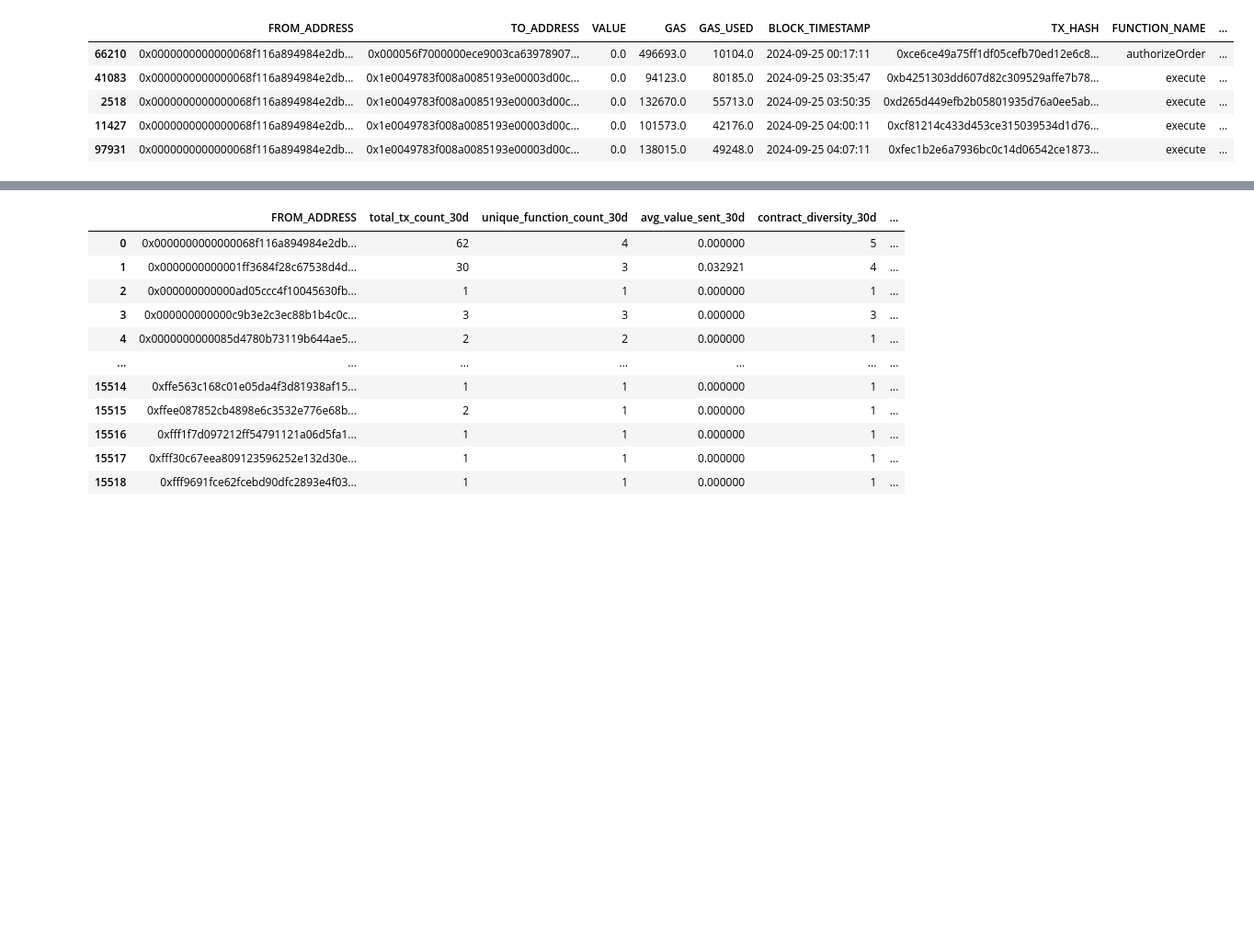
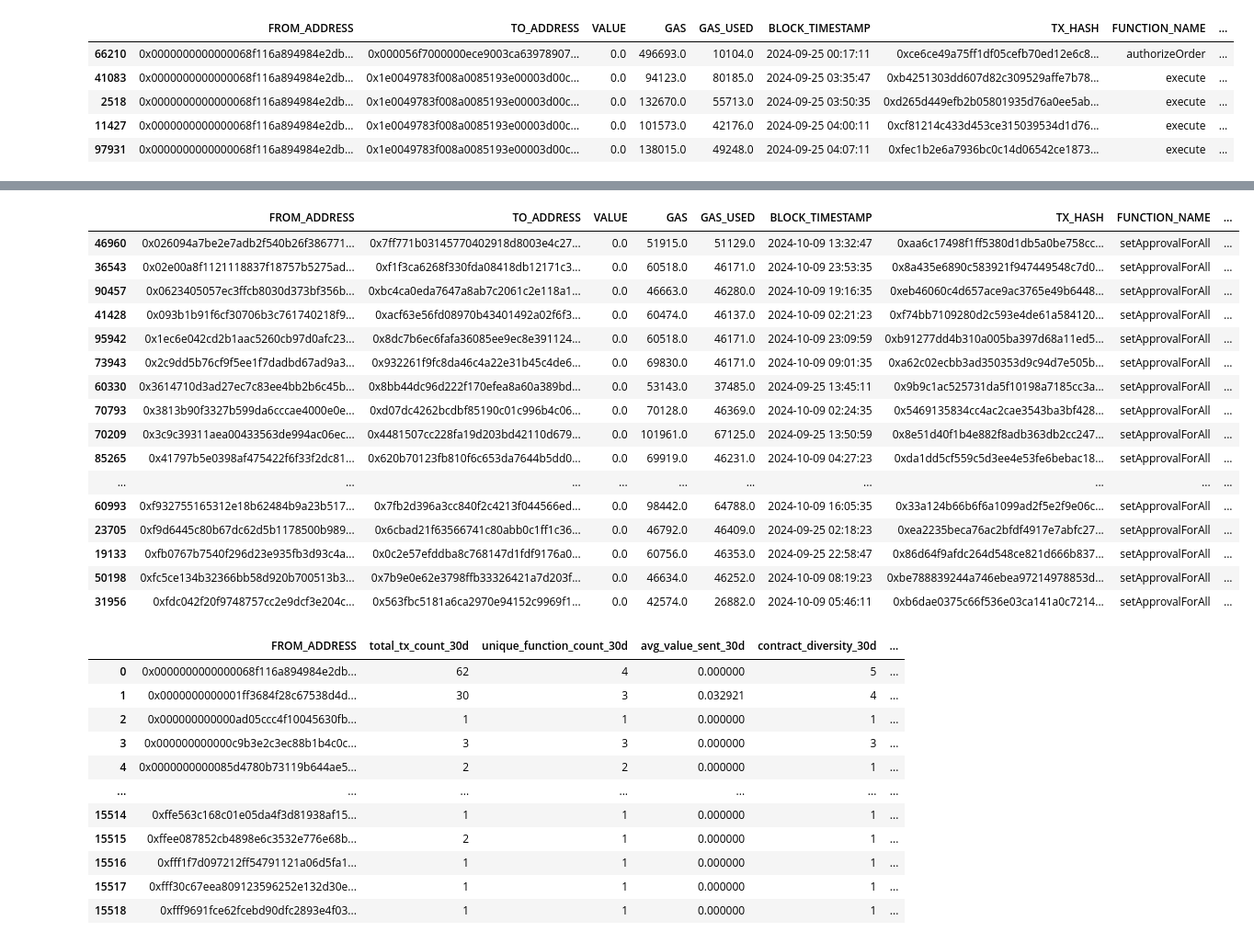
Before and after one commit to bellatrix-ds/ml-in-crypto, a Jupyter notebook: 03_Smart_Contract_Usage_Clustering/Smart_Contract_Clustering.ipynb, the cells around one changed output, grey strips where cells are left out. Shown at 92% size. Saved outputs shown, nothing was run; the diff lists cells and outputs as text; code cells hidden in the pictures; blank space fills up the shorter version.

```diff
--- a/03_Smart_Contract_Usage_Clustering/Smart_Contract_Clustering.ipynb
+++ b/03_Smart_Contract_Usage_Clustering/Smart_Contract_Clustering.ipynb
@@ -44,3 +64,24 @@ df.head()
+# %%
+
+df[df['FUNCTION_NAME'] == 'setApprovalForAll']
+# %% [output]
+|  | FROM_ADDRESS | TO_ADDRESS | VALUE | GAS | GAS_USED | BLOCK_TIMESTAMP | TX_HASH | FUNCTION_NAME | ... |
+| 46960 | 0x026094a7be2e7adb2f540b26f386771... | 0x7ff771b03145770402918d8003e4c27... | 0.0 | 51915.0 | 51129.0 | 2024-10-09 13:32:47 | 0xaa6c17498f1ff5380d1db5a0be758cc... | setApprovalForAll | ... |
+| 36543 | 0x02e00a8f1121118837f18757b5275ad... | 0xf1f3ca6268f330fda08418db12171c3... | 0.0 | 60518.0 | 46171.0 | 2024-10-09 23:53:35 | 0x8a435e6890c583921f947449548c7d0... | setApprovalForAll | ... |
+| 90457 | 0x0623405057ec3ffcb8030d373bf356b... | 0xbc4ca0eda7647a8ab7c2061c2e118a1... | 0.0 | 46663.0 | 46280.0 | 2024-10-09 19:16:35 | 0xeb46060c4d657ace9ac3765e49b6448... | setApprovalForAll | ... |
+| 41428 | 0x093b1b91f6cf30706b3c761740218f9... | 0xacf63e56fd08970b43401492a02f6f3... | 0.0 | 60474.0 | 46137.0 | 2024-10-09 02:21:23 | 0xf74bb7109280d2c593e4de61a584120... | setApprovalForAll | ... |
+| 95942 | 0x1ec6e042cd2b1aac5260cb97d0afc23... | 0x8dc7b6ec6fafa36085ee9ec8e391124... | 0.0 | 60518.0 | 46171.0 | 2024-10-09 23:09:59 | 0xb91277dd4b310a005ba397d68a11ed5... | setApprovalForAll | ... |
+| 73943 | 0x2c9dd5b76cf9f5ee1f7dadbd67ad9a3... | 0x932261f9fc8da46c4a22e31b45c4de6... | 0.0 | 69830.0 | 46171.0 | 2024-10-09 09:01:35 | 0xa62c02ecbb3ad350353d9c94d7e505b... | setApprovalForAll | ... |
+| 60330 | 0x3614710d3ad27ec7c83ee4bb2b6c45b... | 0x8bb44dc96d222f170efea8a60a389bd... | 0.0 | 53143.0 | 37485.0 | 2024-09-25 13:45:11 | 0x9b9c1ac525731da5f10198a7185cc3a... | setApprovalForAll | ... |
+| 70793 | 0x3813b90f3327b599da6cccae4000e0e... | 0xd07dc4262bcdbf85190c01c996b4c06... | 0.0 | 70128.0 | 46369.0 | 2024-10-09 02:24:35 | 0x5469135834cc4ac2cae3543ba3bf428... | setApprovalForAll | ... |
+| 70209 | 0x3c9c39311aea00433563de994ac06ec... | 0x4481507cc228fa19d203bd42110d679... | 0.0 | 101961.0 | 67125.0 | 2024-09-25 13:50:59 | 0x8e51d40f1b4e882f8adb363db2cc247... | setApprovalForAll | ... |
+| 85265 | 0x41797b5e0398af475422f6f33f2dc81... | 0x620b70123fb810f6c653da7644b5dd0... | 0.0 | 69919.0 | 46231.0 | 2024-10-09 04:27:23 | 0xda1dd5cf559c5d3ee4e53fe6bebac18... | setApprovalForAll | ... |
+| ... | ... | ... | ... | ... | ... | ... | ... | ... | ... |
+| 60993 | 0xf932755165312e18b62484b9a23b517... | 0x7fb2d396a3cc840f2c4213f044566ed... | 0.0 | 98442.0 | 64788.0 | 2024-10-09 16:05:35 | 0x33a124b66b6f6a1099ad2f5e2f9e06c... | setApprovalForAll | ... |
+| 23705 | 0xf9d6445c80b67dc62d5b1178500b989... | 0x6cbad21f63566741c80abb0c1ff1c36... | 0.0 | 46792.0 | 46409.0 | 2024-09-25 02:18:23 | 0xea2235beca76ac2bfdf4917e7abfc27... | setApprovalForAll | ... |
+| 19133 | 0xfb0767b7540f296d23e935fb3d93c4a... | 0x0c2e57efddba8c768147d1fdf9176a0... | 0.0 | 60756.0 | 46353.0 | 2024-09-25 22:58:47 | 0x86d64f9afdc264d548ce821d666b837... | setApprovalForAll | ... |
+| 50198 | 0xfc5ce134b32366bb58d920b700513b3... | 0x7b9e0e62e3798ffb33326421a7d203f... | 0.0 | 46634.0 | 46252.0 | 2024-10-09 08:19:23 | 0xbe788839244a746ebea97214978853d... | setApprovalForAll | ... |
+| 31956 | 0xfdc042f20f9748757cc2e9dcf3e204c... | 0x563fbc5181a6ca2970e94152c9969f1... | 0.0 | 42574.0 | 26882.0 | 2024-10-09 05:46:11 | 0xb6dae0375c66f536e03ca141a0c7214... | setApprovalForAll | ... |
 # %%
 latest_time = df['BLOCK_TIMESTAMP'].max()
 last_30 = latest_time - timedelta(days=30)
```
Also changed, not shown: parts of 17 cells of this notebook, 2 other files.
